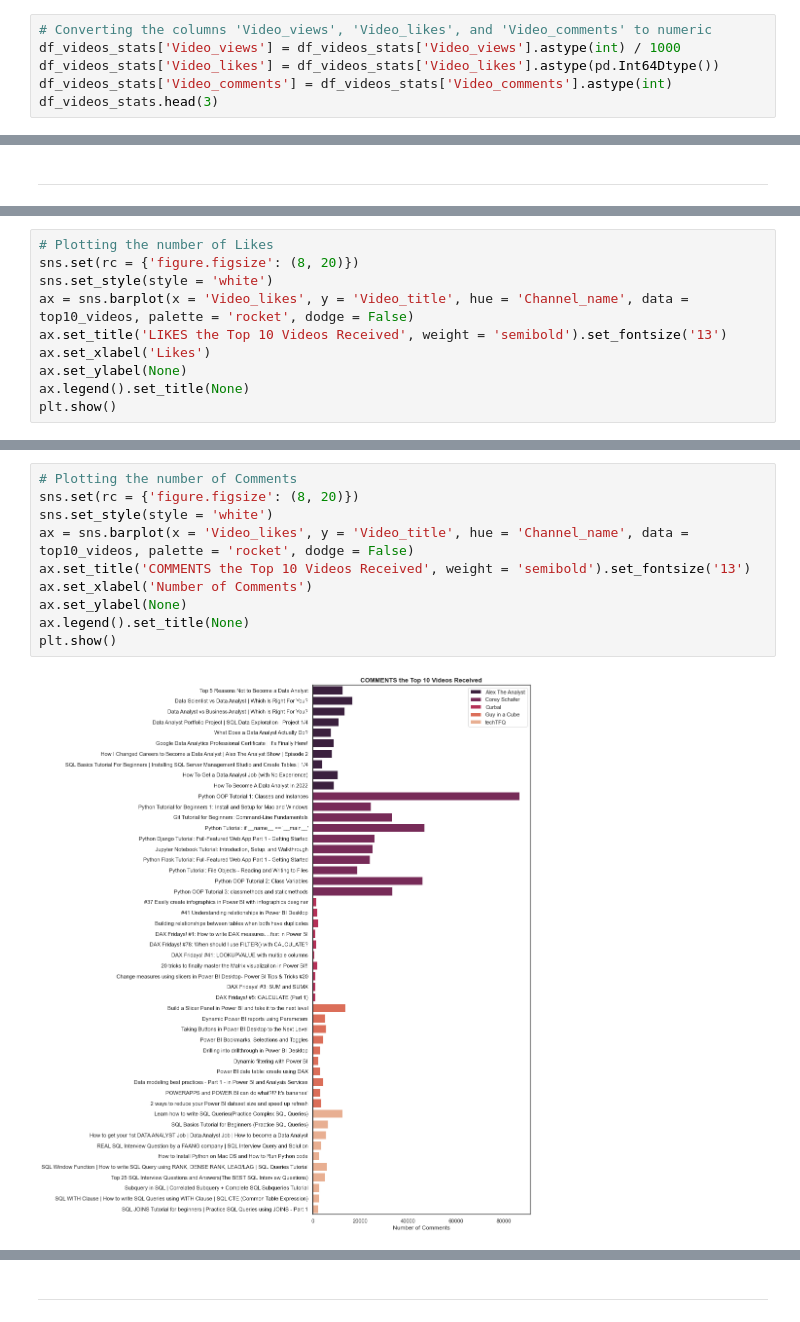
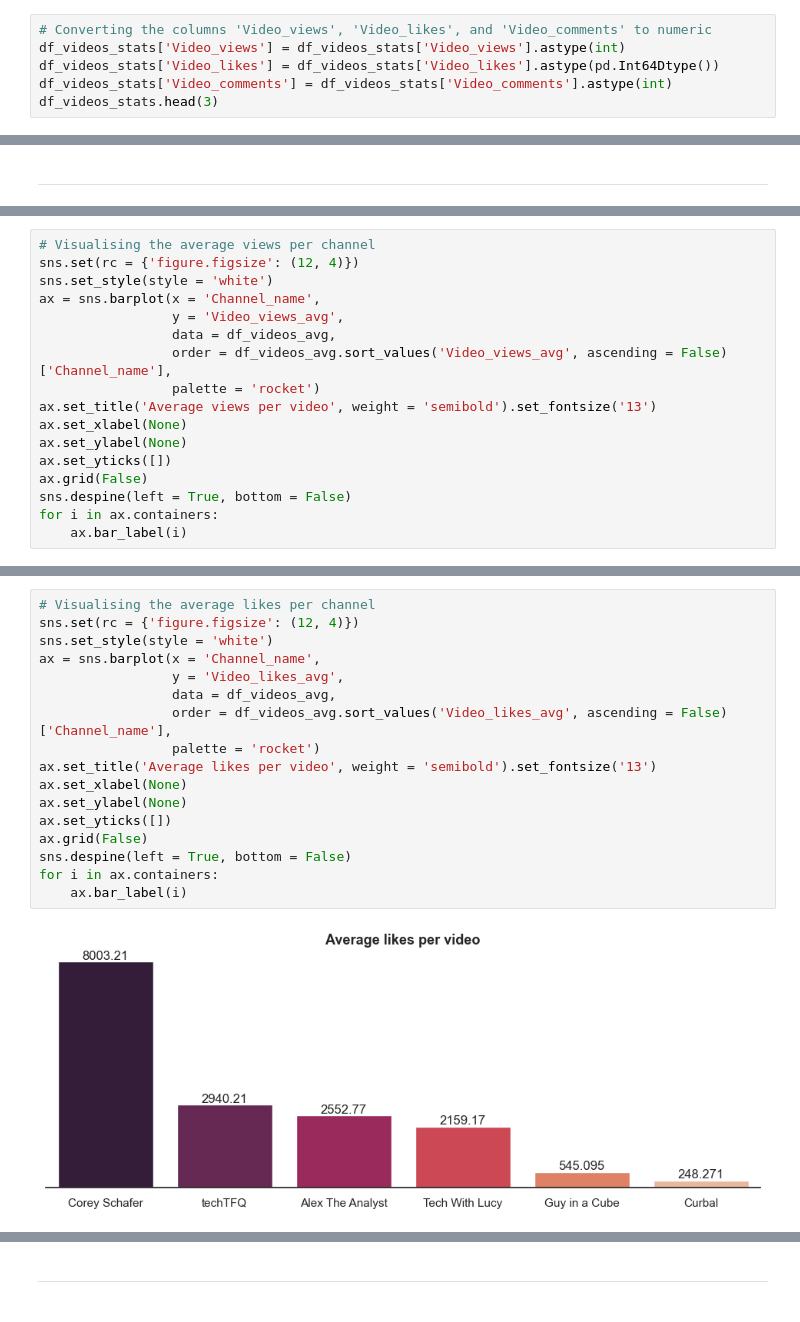
Before and after one commit to RobertaBRC/YoutubeAnalysis, a Jupyter notebook: YouTubeAnalysis.ipynb, the cells around one changed output, grey strips where cells are left out. Drawn from its saved outputs; the diff is of its cells as text.

```diff
--- a/YouTubeAnalysis.ipynb
+++ b/YouTubeAnalysis.ipynb
@@ -330,7 +406,7 @@ df_videos_stats['Video_duration'] = pd.to_timedelta(df_videos_stats['Video_durat
 df_videos_stats['Video_publication'] = pd.to_datetime(df_videos_stats['Video_publication']).dt.date
 # %%
 # Converting the columns 'Video_views', 'Video_likes', and 'Video_comments' to numeric
-df_videos_stats['Video_views'] = df_videos_stats['Video_views'].astype(int) / 1000
+df_videos_stats['Video_views'] = df_videos_stats['Video_views'].astype(int)
 df_videos_stats['Video_likes'] = df_videos_stats['Video_likes'].astype(pd.Int64Dtype())
 df_videos_stats['Video_comments'] = df_videos_stats['Video_comments'].astype(int)
 df_videos_stats.head(3)
@@ -367,11 +548,18 @@ Now, let's visualise the number of Likes and Comments these Top 10 Videos receiv
 # %%
-# Plotting the number of Likes
-sns.set(rc = {'figure.figsize': (8, 20)})
+# Visualising the average views per channel
+sns.set(rc = {'figure.figsize': (12, 4)})
 sns.set_style(style = 'white')
-ax = sns.barplot(x = 'Video_likes', y = 'Video_title', hue = 'Channel_name', data = top10_videos, palette = 'rocket', dodge = False)
-ax.set_title('LIKES the Top 10 Videos Received', weight = 'semibold').set_fontsize('13')
-ax.set_xlabel('Likes')
+ax = sns.barplot(x = 'Channel_name',
+                 y = 'Video_views_avg',
+                 data = df_videos_avg,
+                 order = df_videos_avg.sort_values('Video_views_avg', ascending = False)['Channel_name'],
+                 palette = 'rocket')
+ax.set_title('Average views per video', weight = 'semibold').set_fontsize('13')
+ax.set_xlabel(None)
 ax.set_ylabel(None)
-ax.legend().set_title(None)
-plt.show()
+ax.set_yticks([])
+ax.grid(False)
+sns.despine(left = True, bottom = False)
+for i in ax.containers:
+    ax.bar_label(i)
 # %% [output]
@@ -379,12 +569,19 @@ plt.show()
 # %%
-# Plotting the number of Comments
-sns.set(rc = {'figure.figsize': (8, 20)})
+# Visualising the average likes per channel
+sns.set(rc = {'figure.figsize': (12, 4)})
 sns.set_style(style = 'white')
-ax = sns.barplot(x = 'Video_likes', y = 'Video_title', hue = 'Channel_name', data = top10_videos, palette = 'rocket', dodge = False)
-ax.set_title('COMMENTS the Top 10 Videos Received', weight = 'semibold').set_fontsize('13')
-ax.set_xlabel('Number of Comments')
+ax = sns.barplot(x = 'Channel_name',
+                 y = 'Video_likes_avg',
+                 data = df_videos_avg,
+                 order = df_videos_avg.sort_values('Video_likes_avg', ascending = False)['Channel_name'],
+                 palette = 'rocket')
+ax.set_title('Average likes per video', weight = 'semibold').set_fontsize('13')
+ax.set_xlabel(None)
 ax.set_ylabel(None)
-ax.legend().set_title(None)
-plt.show()
+ax.set_yticks([])
+ax.grid(False)
+sns.despine(left = True, bottom = False)
+for i in ax.containers:
+    ax.bar_label(i)
 # %% [output]
-[figure, old version]
+[figure, new version]
```
Also changed, not shown: parts of 88 cells of this notebook.
